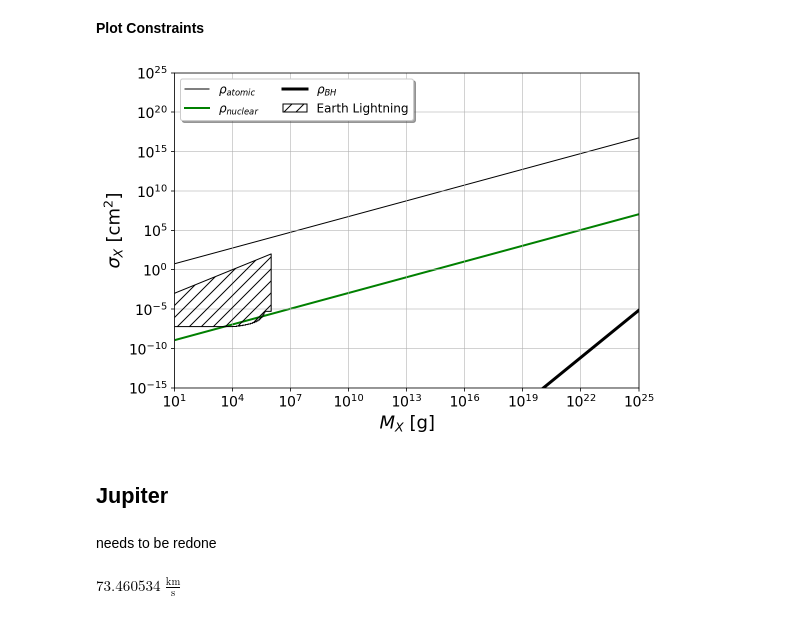
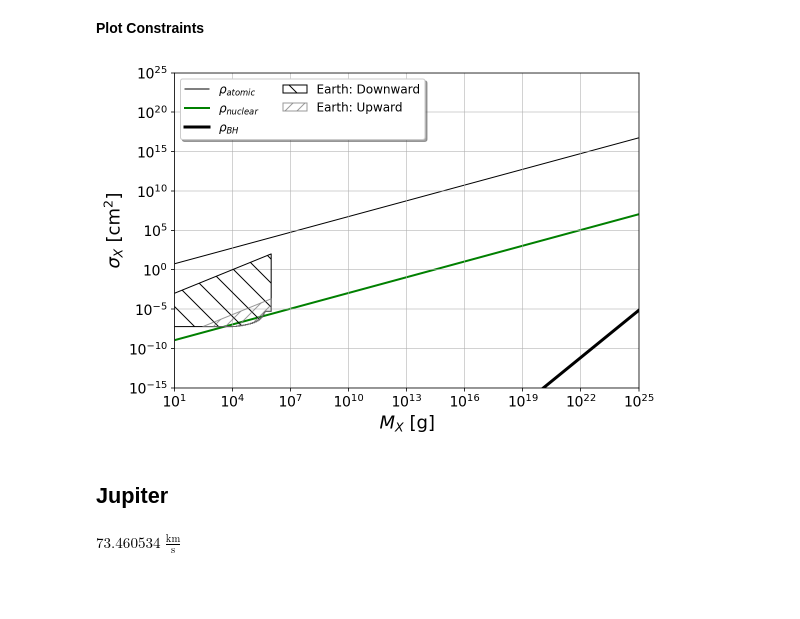
Before and after one commit to cwru-pat/macro_lightning, a Jupyter notebook: notebooks/Lightning_paper_constraints_and_projections.ipynb, the cells around one changed output. Drawn from its saved outputs; the diff is of its cells as text; code cells hidden in the pictures; blank space fills up the shorter version.

Commit message:
Update calculation for macros passing through the Earth (#1)
* Through Earth notebook

Signed-off-by: Nathaniel Starkman (@nstarman) <nstarkman@protonmail.com>

```diff
--- a/notebooks/Lightning_paper_constraints_and_projections.ipynb
+++ b/notebooks/Lightning_paper_constraints_and_projections.ipynb
@@ -132,26 +134,39 @@ and so would not be detectable.
 # %%
 with plot.constraints_plot(m_arr, sigmin=sigmin):
 
     plt.fill_between(
         massE,
         sigmaE,
         upperlightning,
         where=None,
         facecolor="none",
         edgecolor="black",
-        hatch="//",
+        hatch="\\",
         alpha=1.0,
         zorder=8,
-        label="Earth Lightning",
+        label="Earth: Downward",
+    )
+
+    lim = ph.sigma_limit_through_earth(massE)
+    sel = lim > sigmaE
+    plt.fill_between(
+        massE[sel],
+        sigmaE[sel],
+        lim[sel],
+        where=None,
+        facecolor="none",
+        edgecolor="gray",
+        hatch=r"//",
+        alpha=0.8,
+        zorder=8,
+        label="Earth: Upward",
     )
 
 plt.show();
 # %% [output]
-[figure, old version]
+[figure, new version]
 # %% [markdown]
 ## Jupiter
-# %% [markdown]
-needs to be redone
 # %%
 sigma_factor = 5e8 * (u.cm ** 2 / u.s) ** 2
 r"""Paper Eqn. 7, setting $\lambda_e^{macro} \geq \lambda_e^{natural}$.""";
```
Also changed, not shown: parts of 6 cells of this notebook, 10 other files.
